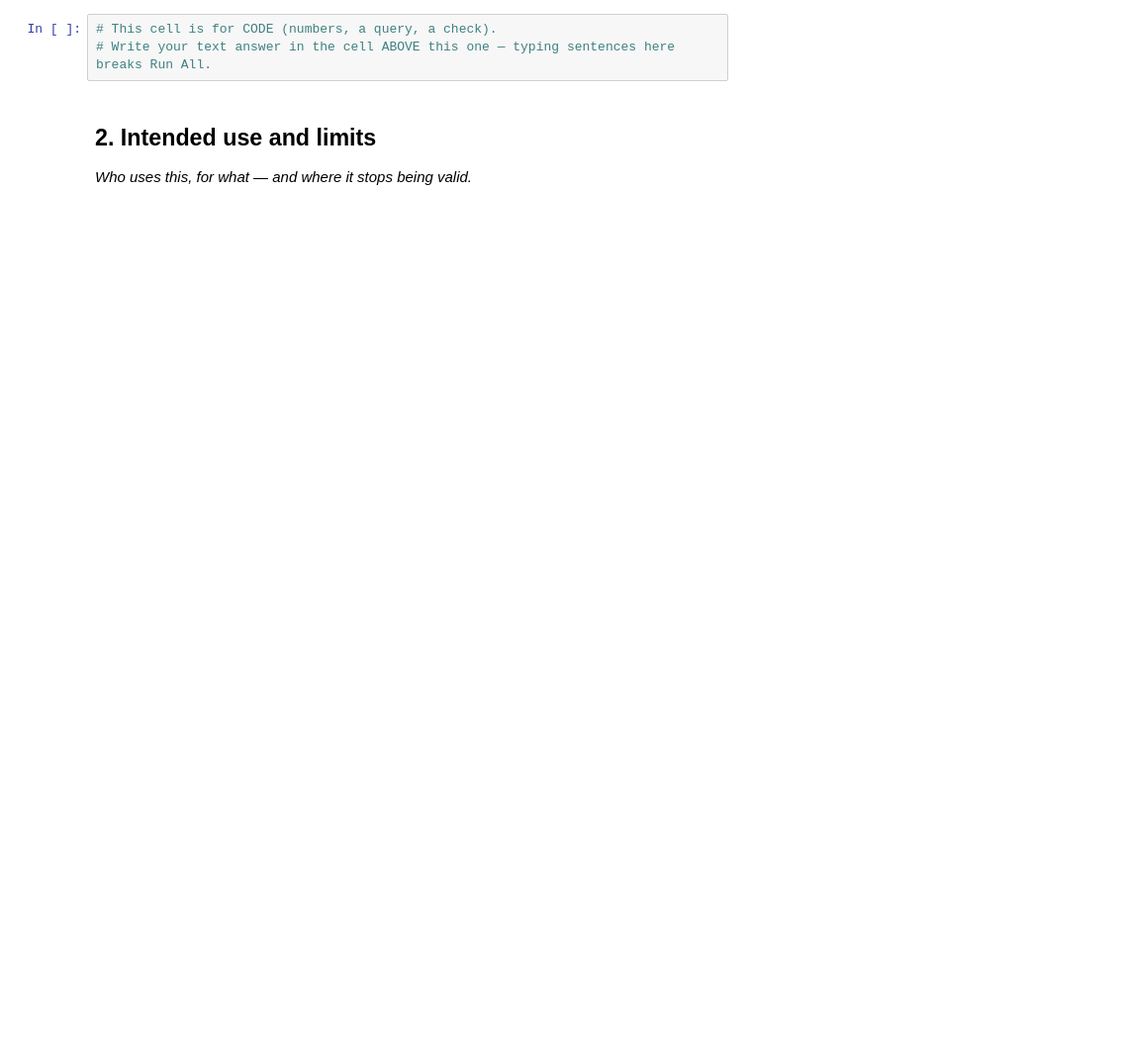
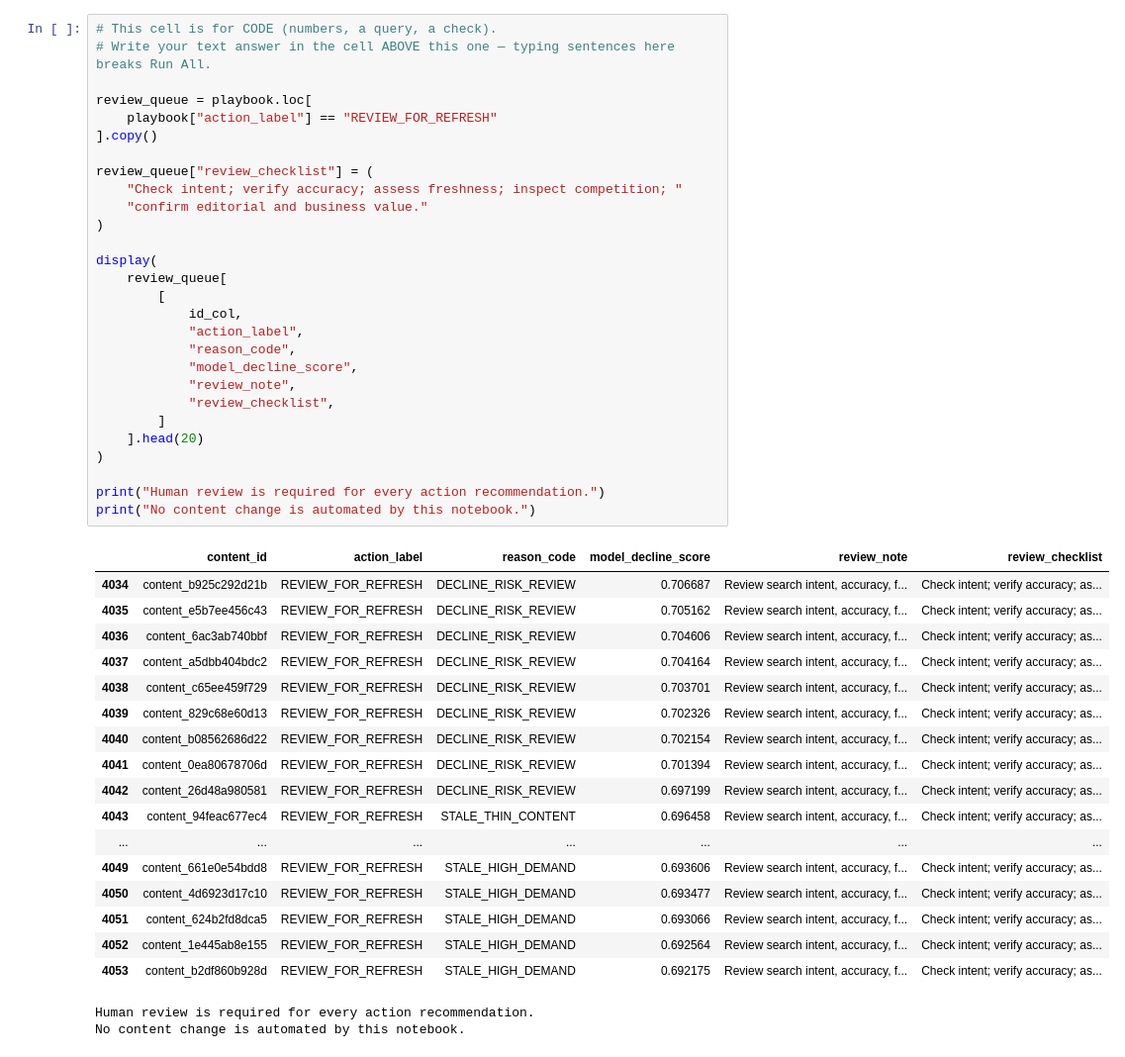
Before and after one commit to Subhash-2910/flyrank-ML-T1, a Jupyter notebook: work/notebooks/w07_action_playbook.ipynb, the cells around one changed output. Shown at 99% size. Saved outputs shown, nothing was run; the diff lists cells and outputs as text; blank space fills up the shorter version.

```diff
--- a/work/notebooks/w07_action_playbook.ipynb
+++ b/work/notebooks/w07_action_playbook.ipynb
@@ -13,7 +308,48 @@ This skeleton is yours to fill. Work the sections **in order** — each one has
 # %%
 # This cell is for CODE (numbers, a query, a check).
 # Write your text answer in the cell ABOVE this one — typing sentences here breaks Run All.
+
+review_queue = playbook.loc[
+    playbook["action_label"] == "REVIEW_FOR_REFRESH"
+].copy()
+
+review_queue["review_checklist"] = (
+    "Check intent; verify accuracy; assess freshness; inspect competition; "
+    "confirm editorial and business value."
+)
+
+display(
+    review_queue[
+        [
+            id_col,
+            "action_label",
+            "reason_code",
+            "model_decline_score",
+            "review_note",
+            "review_checklist",
+        ]
+    ].head(20)
+)
+
+print("Human review is required for every action recommendation.")
+print("No content change is automated by this notebook.")
+# %% [output]
+|  | content_id | action_label | reason_code | model_decline_score | review_note | review_checklist |
+| 4034 | content_b925c292d21b | REVIEW_FOR_REFRESH | DECLINE_RISK_REVIEW | 0.706687 | Review search intent, accuracy, f... | Check intent; verify accuracy; as... |
+| 4035 | content_e5b7ee456c43 | REVIEW_FOR_REFRESH | DECLINE_RISK_REVIEW | 0.705162 | Review search intent, accuracy, f... | Check intent; verify accuracy; as... |
+| 4036 | content_6ac3ab740bbf | REVIEW_FOR_REFRESH | DECLINE_RISK_REVIEW | 0.704606 | Review search intent, accuracy, f... | Check intent; verify accuracy; as... |
+| 4037 | content_a5dbb404bdc2 | REVIEW_FOR_REFRESH | DECLINE_RISK_REVIEW | 0.704164 | Review search intent, accuracy, f... | Check intent; verify accuracy; as... |
+| 4038 | content_c65ee459f729 | REVIEW_FOR_REFRESH | DECLINE_RISK_REVIEW | 0.703701 | Review search intent, accuracy, f... | Check intent; verify accuracy; as... |
+| 4039 | content_829c68e60d13 | REVIEW_FOR_REFRESH | DECLINE_RISK_REVIEW | 0.702326 | Review search intent, accuracy, f... | Check intent; verify accuracy; as... |
+| 4040 | content_b08562686d22 | REVIEW_FOR_REFRESH | DECLINE_RISK_REVIEW | 0.702154 | Review search intent, accuracy, f... | Check intent; verify accuracy; as... |
+| 4041 | content_0ea80678706d | REVIEW_FOR_REFRESH | DECLINE_RISK_REVIEW | 0.701394 | Review search intent, accuracy, f... | Check intent; verify accuracy; as... |
+| 4042 | content_26d48a980581 | REVIEW_FOR_REFRESH | DECLINE_RISK_REVIEW | 0.697199 | Review search intent, accuracy, f... | Check intent; verify accuracy; as... |
+| 4043 | content_94feac677ec4 | REVIEW_FOR_REFRESH | STALE_THIN_CONTENT | 0.696458 | Review search intent, accuracy, f... | Check intent; verify accuracy; as... |
+| ... | ... | ... | ... | ... | ... | ... |
+| 4049 | content_661e0e54bdd8 | REVIEW_FOR_REFRESH | STALE_HIGH_DEMAND | 0.693606 | Review search intent, accuracy, f... | Check intent; verify accuracy; as... |
+| 4050 | content_4d6923d17c10 | REVIEW_FOR_REFRESH | STALE_HIGH_DEMAND | 0.693477 | Review search intent, accuracy, f... | Check intent; verify accuracy; as... |
+| 4051 | content_624b2fd8dca5 | REVIEW_FOR_REFRESH | STALE_HIGH_DEMAND | 0.693066 | Review search intent, accuracy, f... | Check intent; verify accuracy; as... |
+| 4052 | content_1e445ab8e155 | REVIEW_FOR_REFRESH | STALE_HIGH_DEMAND | 0.692564 | Review search intent, accuracy, f... | Check intent; verify accuracy; as... |
+| 4053 | content_b2df860b928d | REVIEW_FOR_REFRESH | STALE_HIGH_DEMAND | 0.692175 | Review search intent, accuracy, f... | Check intent; verify accuracy; as... |
+Human review is required for every action recommendation.
+No content change is automated by this notebook.
-# %% [markdown]
-## 2. Intended use and limits
-
-*Who uses this, for what — and where it stops being valid.*
```
Also changed, not shown: parts of 19 cells of this notebook.
